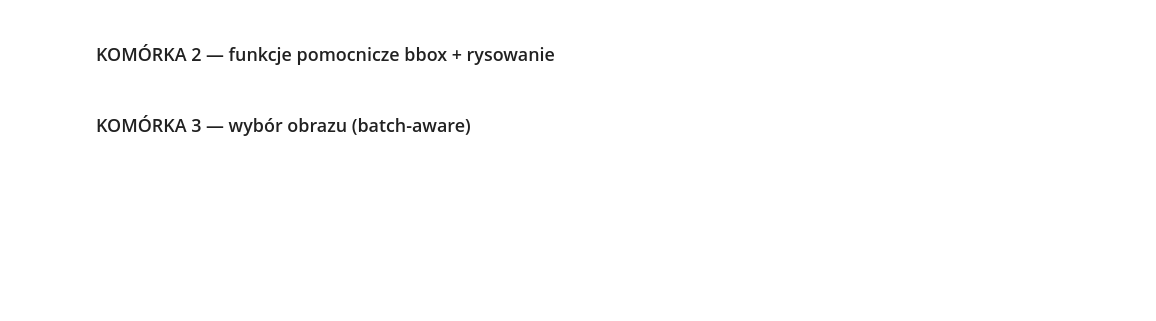
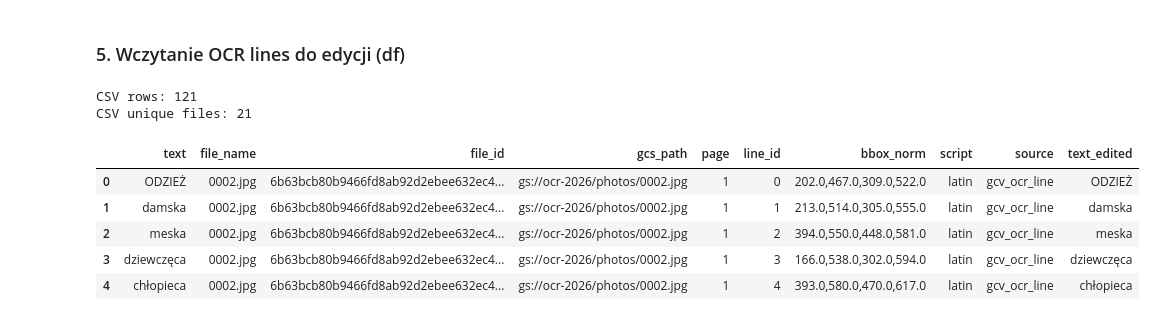
Before and after one commit to OlgaSzum/ocr-search, a Jupyter notebook: notebooks/ocr_lines_review.ipynb, the cells around one changed output. Cells and saved outputs as stored; diff of their text form; code cells hidden in the pictures; blank space fills up the shorter version.

Commit message:
Notebook OCR: porządki i uproszczenie przepływu (cache OCR, watermark bez regex, edycja per zdjęcie, galeria, eksporty)

```diff
--- a/notebooks/ocr_lines_review.ipynb
+++ b/notebooks/ocr_lines_review.ipynb
@@ -27,41 +231,21 @@ df.head()
-# %% [markdown]
-### KOMÓRKA 2 — funkcje pomocnicze bbox + rysowanie
+# %% [markdown]
+### 5. Wczytanie OCR lines do edycji (df)
 # %%
-import matplotlib.pyplot as plt
-from PIL import Image
+# ### 5. Wczytanie OCR lines do edycji (df)
+# Funkcja: wczytuje plik z liniami OCR do DataFrame `df` – dalej na nim działa watermark, tabela, galeria i eksport.
 
-def parse_bbox(bbox_str):
-    """
-    bbox_norm: 'x1,y1,x2,y2' w zakresie [0–1]
-    """
-    x1, y1, x2, y2 = map(float, bbox_str.split(","))
-    return x1, y1, x2, y2
+df = pd.read_csv(INPUT_CSV)
+df["text_edited"] = df["text"].astype(str)
 
-
-def draw_bboxes(image, rows):
-    """
-    Rysuje bboxy linii OCR na obrazie.
-    """
-    fig, ax = plt.subplots(figsize=(12, 7))
-    ax.imshow(image)
-    ax.axis("off")
-
-    w, h = image.size
-
-    for _, r in rows.iterrows():
-        if pd.isna(r["bbox_norm"]):
-            continue
-        x1, y1, x2, y2 = parse_bbox(r["bbox_norm"])
-        rect = plt.Rectangle(
-            (x1 * w, y1 * h),
-            (x2 - x1) * w,
-            (y2 - y1) * h,
-            linewidth=2,
-            edgecolor="red",
-            facecolor="none"
-        )
-        ax.add_patch(rect)
-
-    plt.show()
+print("CSV rows:", len(df))
+print("CSV unique files:", df["file_name"].nunique())
+display(df.head())
+# %% [output]
+CSV rows: 121
+CSV unique files: 21
+|  | text | file_name | file_id | gcs_path | page | line_id | bbox_norm | script | source | text_edited |
+| 0 | ODZIEŻ | 0002.jpg | 6b63bcb80b9466fd8ab92d2ebee632ec4... | gs://ocr-2026/photos/0002.jpg | 1 | 0 | 202.0,467.0,309.0,522.0 | latin | gcv_ocr_line | ODZIEŻ |
+| 1 | damska | 0002.jpg | 6b63bcb80b9466fd8ab92d2ebee632ec4... | gs://ocr-2026/photos/0002.jpg | 1 | 1 | 213.0,514.0,305.0,555.0 | latin | gcv_ocr_line | damska |
+| 2 | meska | 0002.jpg | 6b63bcb80b9466fd8ab92d2ebee632ec4... | gs://ocr-2026/photos/0002.jpg | 1 | 2 | 394.0,550.0,448.0,581.0 | latin | gcv_ocr_line | meska |
+| 3 | dziewczęca | 0002.jpg | 6b63bcb80b9466fd8ab92d2ebee632ec4... | gs://ocr-2026/photos/0002.jpg | 1 | 3 | 166.0,538.0,302.0,594.0 | latin | gcv_ocr_line | dziewczęca |
+| 4 | chłopieca | 0002.jpg | 6b63bcb80b9466fd8ab92d2ebee632ec4... | gs://ocr-2026/photos/0002.jpg | 1 | 4 | 393.0,580.0,470.0,617.0 | latin | gcv_ocr_line | chłopieca |
-# %% [markdown]
-### KOMÓRKA 3 — wybór obrazu (batch-aware)
```
Also changed, not shown: parts of 21 cells of this notebook.
